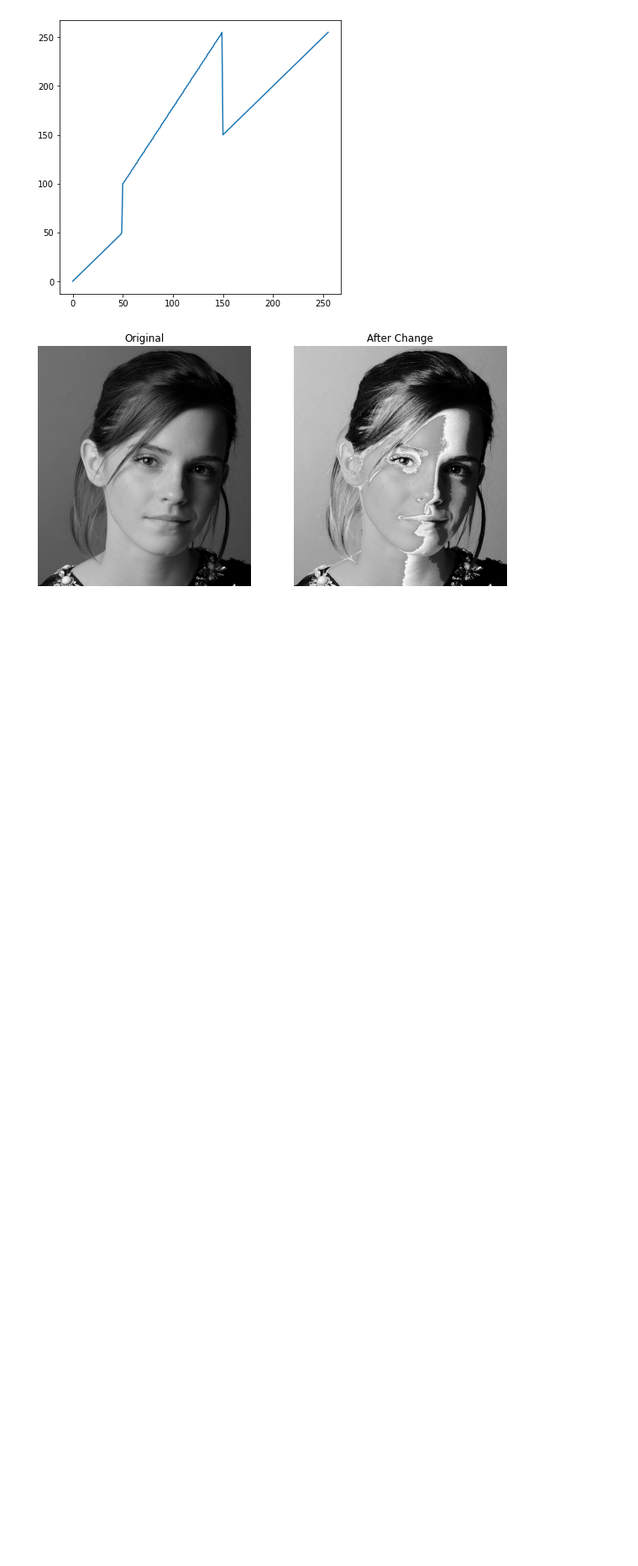
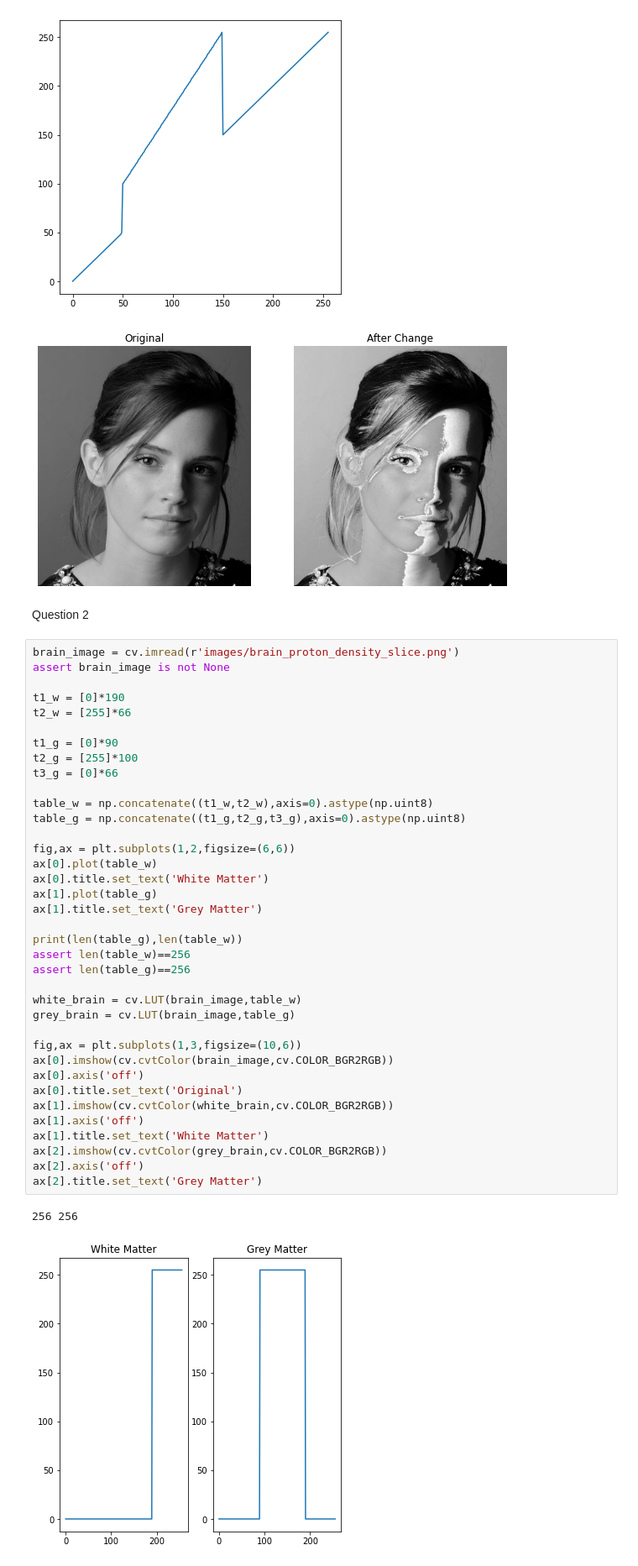
Before and after one commit to Nisitha529/EN2550_ImageProcessingAndMachineVision, a Jupyter notebook: Assignment1/Assignment1.ipynb, the cells around one changed output. Shown at 84% size. Cells and saved outputs as stored; diff of their text form; blank space fills up the shorter version.

```diff
--- a/Assignment1/Assignment1.ipynb
+++ b/Assignment1/Assignment1.ipynb
@@ -30,3 +30,45 @@ ax[1].title.set_text('After Change')
 # %% [output]
 [figure]
 [figure]
+# %% [markdown]
+Question 2
+# %%
+brain_image = cv.imread(r'images/brain_proton_density_slice.png')
+assert brain_image is not None
+
+t1_w = [0]*190
+t2_w = [255]*66
+
+t1_g = [0]*90
+t2_g = [255]*100
+t3_g = [0]*66
+
+table_w = np.concatenate((t1_w,t2_w),axis=0).astype(np.uint8)
+table_g = np.concatenate((t1_g,t2_g,t3_g),axis=0).astype(np.uint8)
+
+fig,ax = plt.subplots(1,2,figsize=(6,6))
+ax[0].plot(table_w)
+ax[0].title.set_text('White Matter')
+ax[1].plot(table_g)
+ax[1].title.set_text('Grey Matter')
+
+print(len(table_g),len(table_w))
+assert len(table_w)==256
+assert len(table_g)==256
+
+white_brain = cv.LUT(brain_image,table_w)
+grey_brain = cv.LUT(brain_image,table_g)
+
+fig,ax = plt.subplots(1,3,figsize=(10,6))
+ax[0].imshow(cv.cvtColor(brain_image,cv.COLOR_BGR2RGB))
+ax[0].axis('off')
+ax[0].title.set_text('Original')
+ax[1].imshow(cv.cvtColor(white_brain,cv.COLOR_BGR2RGB))
+ax[1].axis('off')
+ax[1].title.set_text('White Matter')
+ax[2].imshow(cv.cvtColor(grey_brain,cv.COLOR_BGR2RGB))
+ax[2].axis('off')
+ax[2].title.set_text('Grey Matter')
+# %% [output]
+256 256
+[figure, added]
```
Also changed, not shown: parts of 1 cell of this notebook.
